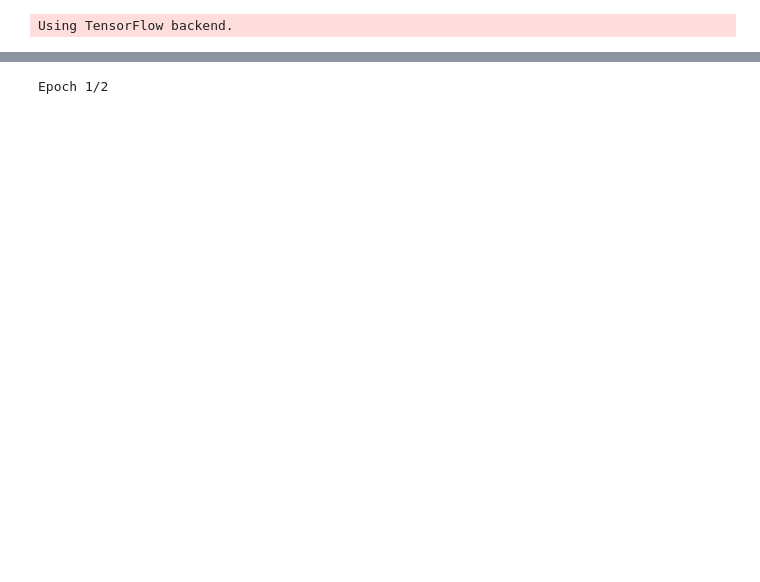
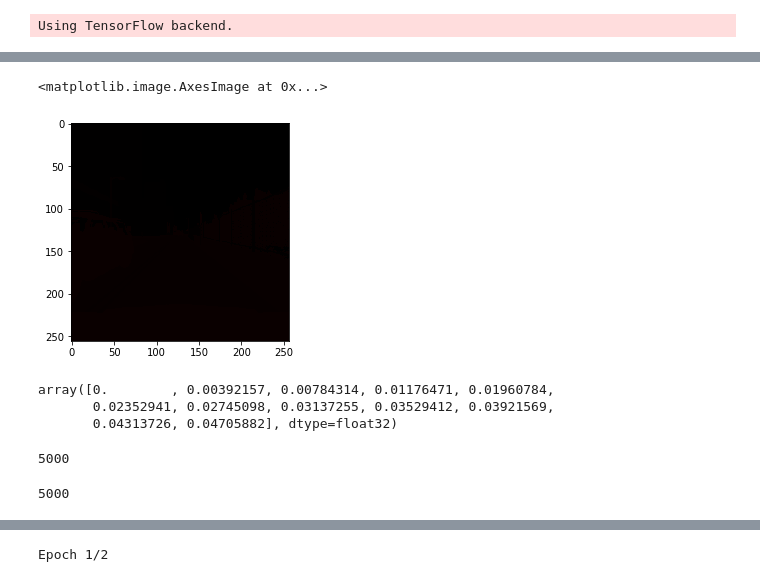
Before and after one commit to trived76/ECE-1512-Course-Project, a Jupyter notebook: Semantic_segmentation.ipynb, the cells around one changed output, grey strips where cells are left out. Cells and saved outputs as stored; diff of their text form; code cells hidden in the pictures; blank space fills up the shorter version.

```diff
--- a/Semantic_segmentation.ipynb
+++ b/Semantic_segmentation.ipynb
@@ -18,4 +22,7 @@ plt.imshow(img)
 # %%
-img=Img.imread('dataset1/annotations_prepped_train/0001TP_006690.png')
+img=Img.imread('lyft-udacity-challenge/dataA/dataA/CameraSEG/02_00_000.png')
 img=cv2.resize(img,dsize=(256,256),interpolation=cv2.INTER_NEAREST)
 plt.imshow(img)
+# %% [output]
+<matplotlib.image.AxesImage at 0x...>
+[figure, added]
@@ -27 +29,22 @@ mask_test_name = os.listdir('dataset1/annotations_prepped_test')
+# %%
+np.unique(img)
+# %% [output]
+array([0.        , 0.00392157, 0.00784314, 0.01176471, 0.01960784,
+       0.02352941, 0.02745098, 0.03137255, 0.03529412, 0.03921569,
+       0.04313726, 0.04705882], dtype=float32)
+# %%
+# Combining row (input) images from all the folders of the dataset
+merge_image_list=[]
+merge_image_list = os.listdir('Data/Row_data')
+total_images=len(merge_image_list)
+len(merge_image_list)
+# %% [output]
+5000
+# %%
+# Combining mask (labelled) images from all the folders of the dataset
+merge_mask_list=[]
+merge_mask_list = os.listdir('Data/Mask_data')
+len(merge_mask_list)
+# %% [output]
+5000
 # %%
```
Also changed, not shown: parts of 6 cells of this notebook.
